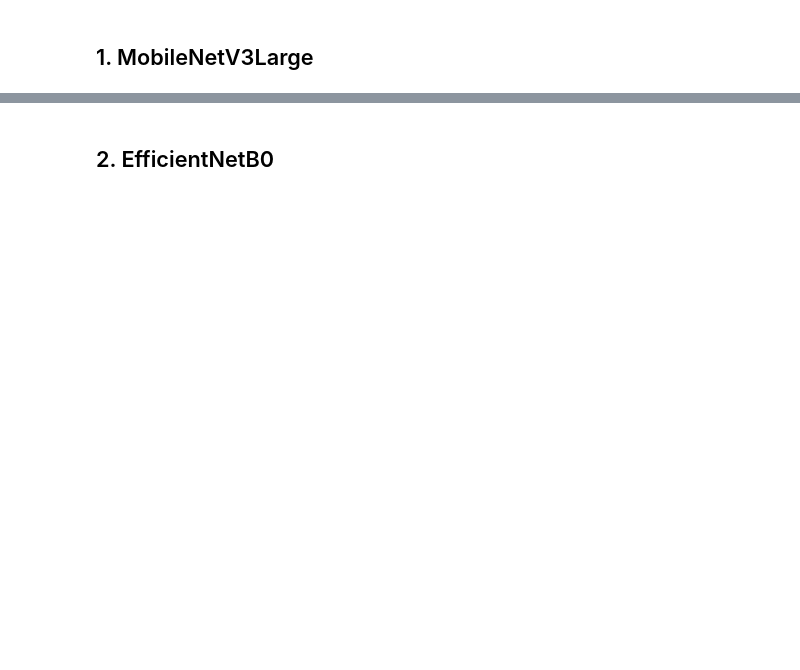
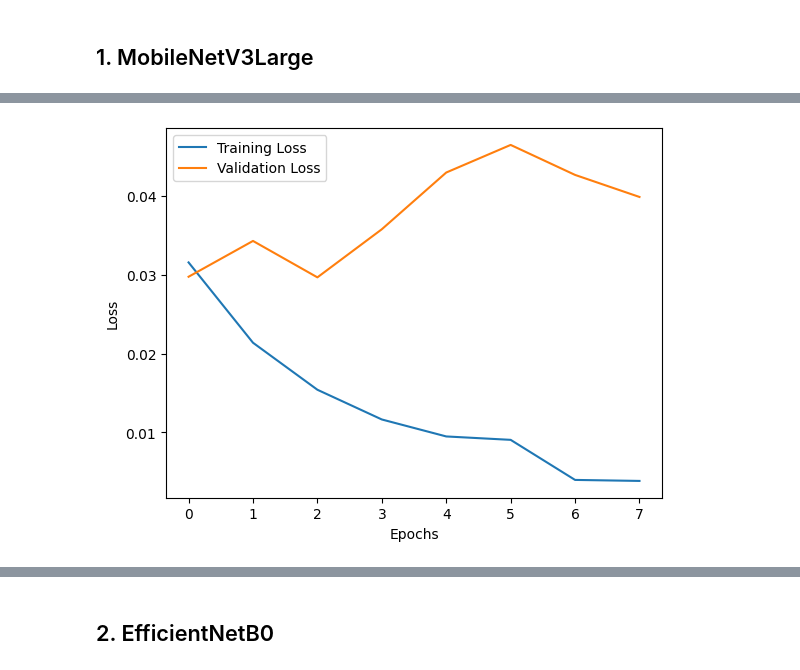
Before and after one commit to taruntomar21/Cat_Dog_Classifier_using_EfficientNetB0, a Jupyter notebook: Cat_Dog_Image_Classification_Project.ipynb, the cells around one changed output, grey strips where cells are left out. Saved outputs shown, nothing was run; the diff lists cells and outputs as text; code cells hidden in the pictures; blank space fills up the shorter version.

```diff
--- a/Cat_Dog_Image_Classification_Project.ipynb
+++ b/Cat_Dog_Image_Classification_Project.ipynb
@@ -260,0 +340,12 @@ Pre-trained Model Accuracy on your test set: 88.75%
+# %%
+import matplotlib.pyplot as plt
+
+# Plot the training and validation loss
+plt.plot(mobilenet_history.history['loss'], label='Training Loss')
+plt.plot(mobilenet_history.history['val_loss'], label='Validation Loss')
+plt.xlabel('Epochs')
+plt.ylabel('Loss')
+plt.legend()
+plt.show()
+# %% [output]
+[figure, added]
```
Also changed, not shown: parts of 53 cells of this notebook, 1 other file.
